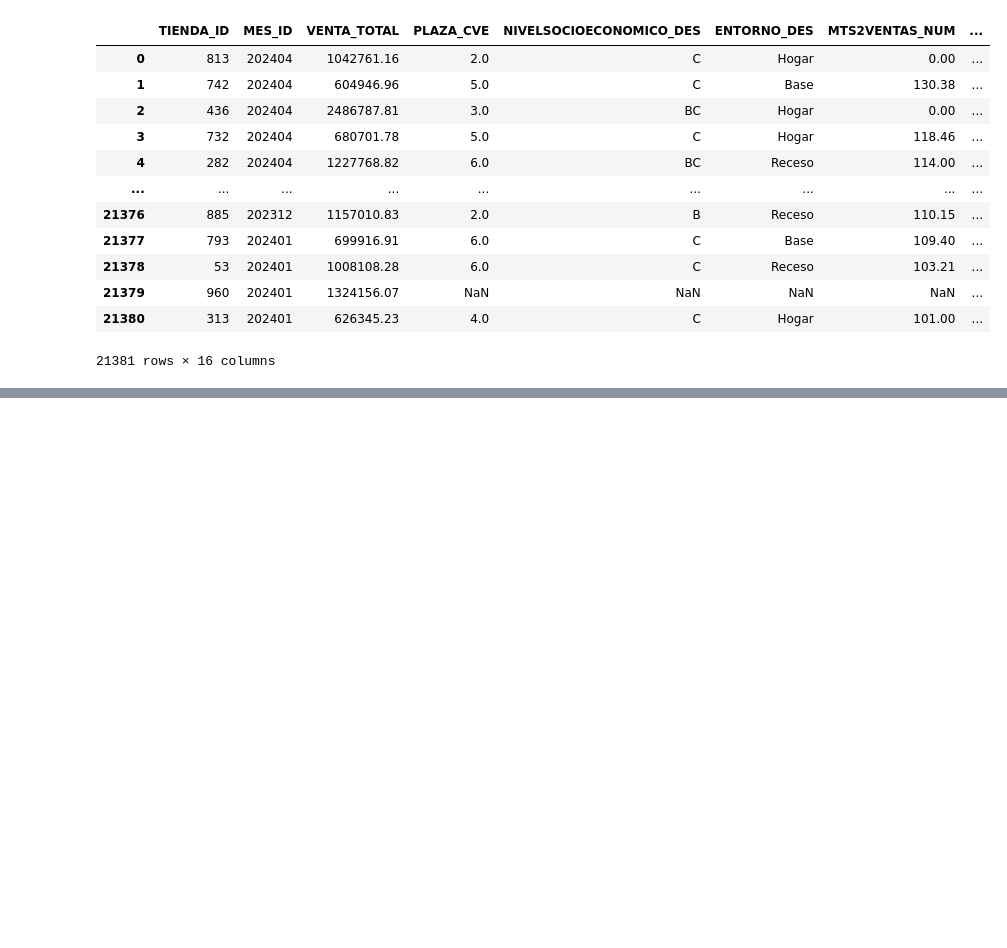
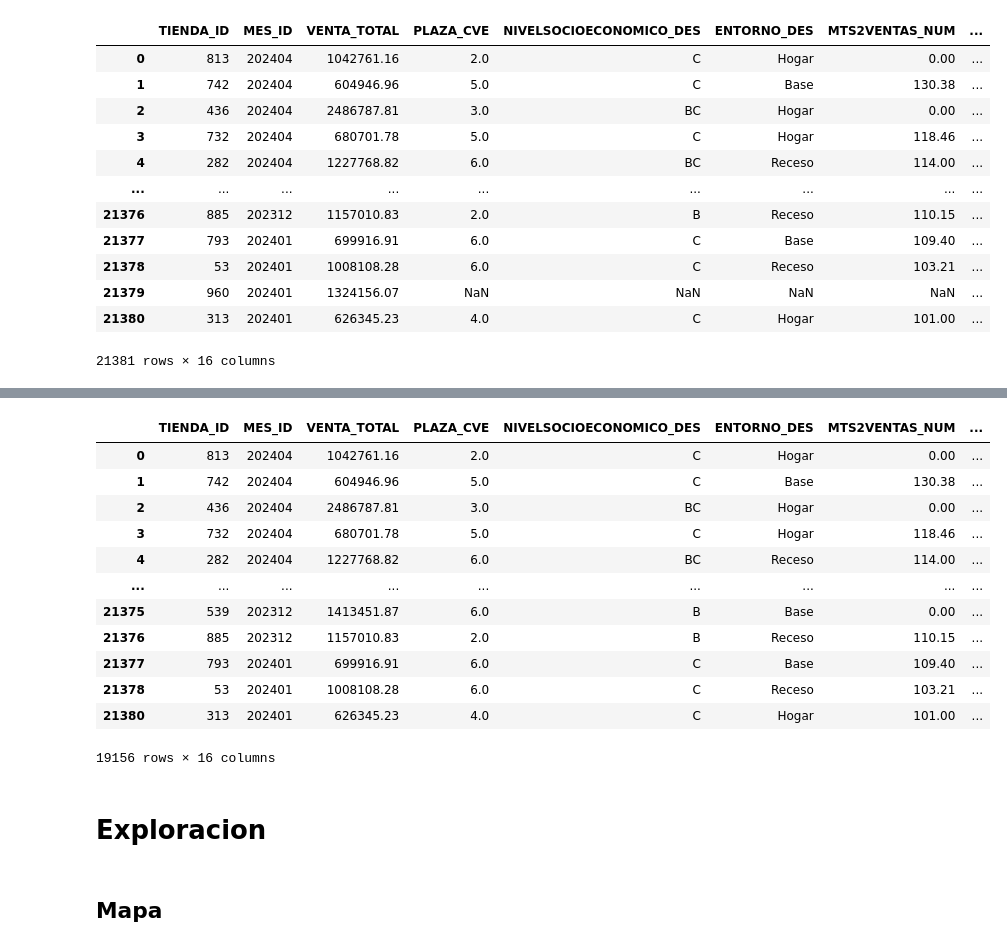
Before and after one commit to sofia-cantu/DatatonOXXO, a Jupyter notebook: 1Analisis.ipynb, the cells around one changed output, grey strips where cells are left out. Drawn from its saved outputs; the diff is of its cells as text; code cells hidden in the pictures; blank space fills up the shorter version.

```diff
--- a/1Analisis.ipynb
+++ b/1Analisis.ipynb
@@ -40,0 +45,3 @@ df
+# %%
+# NULL BUSTING
+df_clean = df.dropna()
@@ -40,0 +70,20 @@ df
+# %%
+df_clean
+# %% [output]
+|  | TIENDA_ID | MES_ID | VENTA_TOTAL | PLAZA_CVE | NIVELSOCIOECONOMICO_DES | ENTORNO_DES | MTS2VENTAS_NUM | ... |
+| 0 | 813 | 202404 | 1042761.16 | 2.0 | C | Hogar | 0.00 | ... |
+| 1 | 742 | 202404 | 604946.96 | 5.0 | C | Base | 130.38 | ... |
+| 2 | 436 | 202404 | 2486787.81 | 3.0 | BC | Hogar | 0.00 | ... |
+| 3 | 732 | 202404 | 680701.78 | 5.0 | C | Hogar | 118.46 | ... |
+| 4 | 282 | 202404 | 1227768.82 | 6.0 | BC | Receso | 114.00 | ... |
+| ... | ... | ... | ... | ... | ... | ... | ... | ... |
+| 21375 | 539 | 202312 | 1413451.87 | 6.0 | B | Base | 0.00 | ... |
+| 21376 | 885 | 202312 | 1157010.83 | 2.0 | B | Receso | 110.15 | ... |
+| 21377 | 793 | 202401 | 699916.91 | 6.0 | C | Base | 109.40 | ... |
+| 21378 | 53 | 202401 | 1008108.28 | 6.0 | C | Receso | 103.21 | ... |
+| 21380 | 313 | 202401 | 626345.23 | 4.0 | C | Hogar | 101.00 | ... |
+19156 rows × 16 columns
+# %% [markdown]
+# Exploracion
+# %% [markdown]
+## Mapa
```
Also changed, not shown: parts of 9 cells of this notebook.
